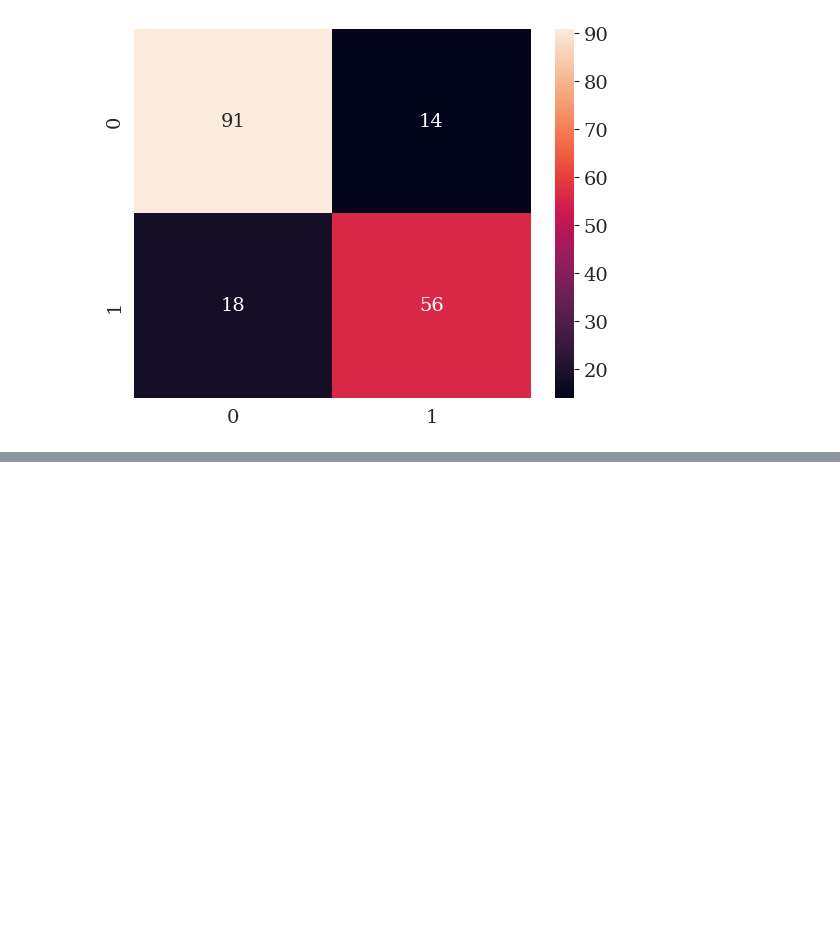
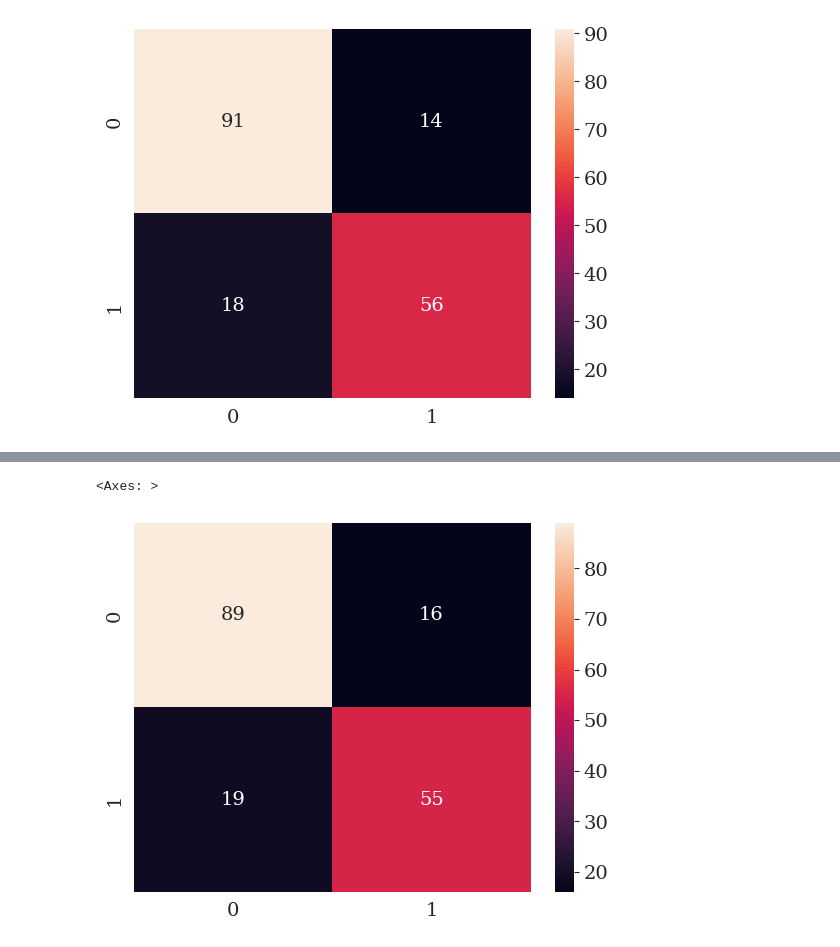
Before and after one commit to ricardo-ervilha/estudos, a Jupyter notebook: data_analysis_update/titanic/notebook_v1.ipynb, the cells around one changed output, grey strips where cells are left out. Drawn from its saved outputs; the diff is of its cells as text; code cells hidden in the pictures; blank space fills up the shorter version.

```diff
--- a/data_analysis_update/titanic/notebook_v1.ipynb
+++ b/data_analysis_update/titanic/notebook_v1.ipynb
@@ -420,0 +471,6 @@ sns.heatmap(confusion_matrix(y_test, y_pred), annot=True)
+# %%
+from sklearn.ensemble import RandomForestClassifier
+
+rfmodel = RandomForestClassifier(random_state=SEED)
+# %%
+rfmodel.fit(X_train, y_train)
@@ -420,0 +479,2 @@ sns.heatmap(confusion_matrix(y_test, y_pred), annot=True)
+# %%
+y_pred = rfmodel.predict(X_test)
@@ -420,0 +492,5 @@ sns.heatmap(confusion_matrix(y_test, y_pred), annot=True)
+# %%
+sns.heatmap(confusion_matrix(y_test, y_pred), annot=True)
+# %% [output]
+<Axes: >
+[figure, added]
```
Also changed, not shown: parts of 22 cells of this notebook, 1 other file.
